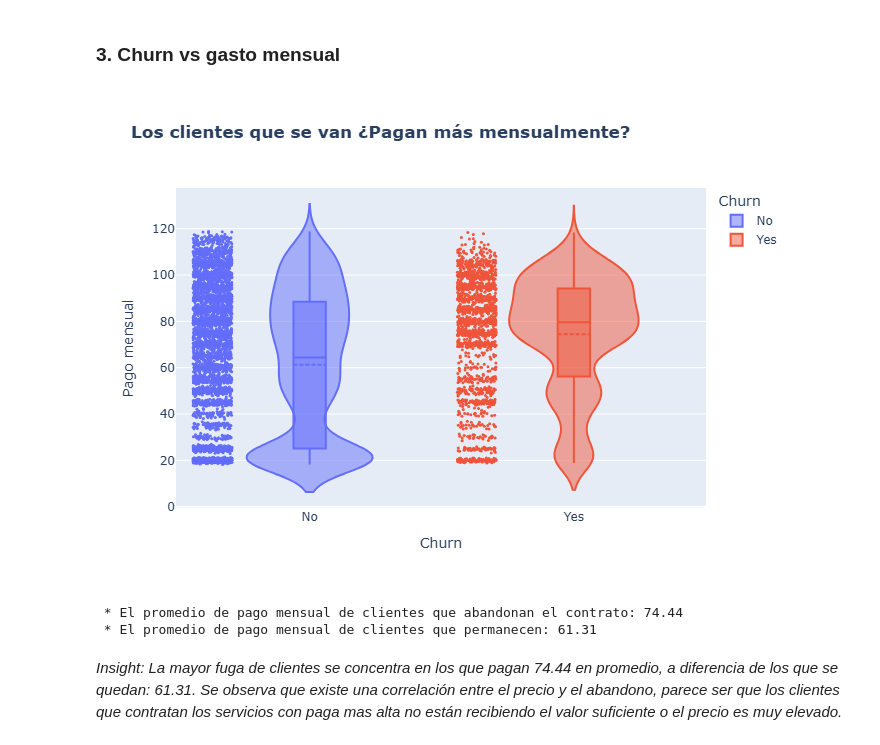
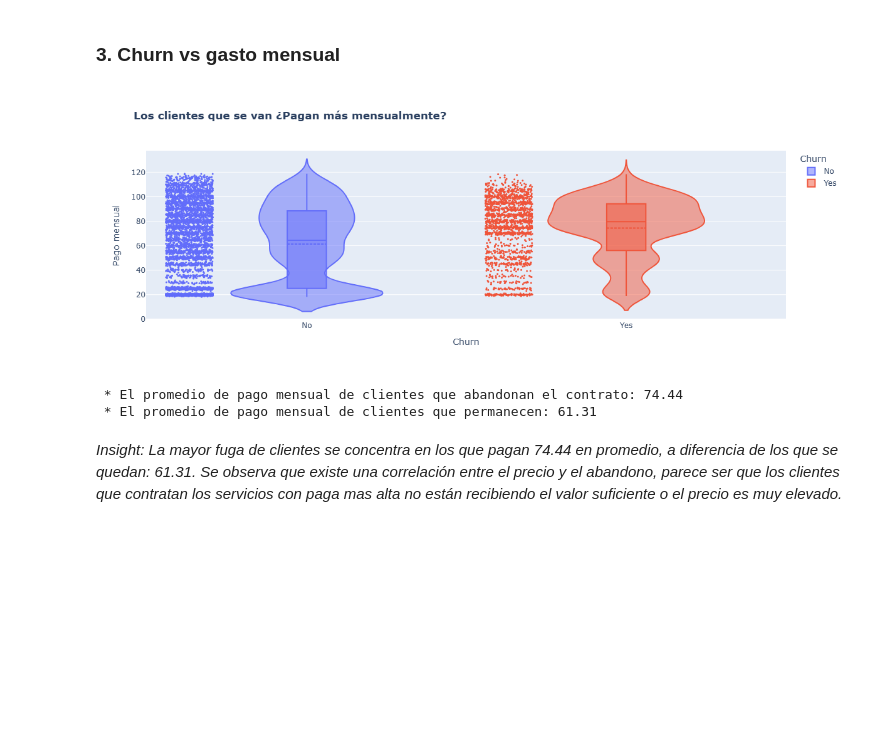
Before and after one commit to bryanventura-data/Analysis-Telco-Customer-Churn, a Jupyter notebook: Limpieza y análisis EDA.ipynb, the cells around one changed output. Drawn from its saved outputs; the diff is of its cells as text; code cells hidden in the pictures; blank space fills up the shorter version.

```diff
--- a/Limpieza y análisis EDA.ipynb
+++ b/Limpieza y análisis EDA.ipynb
@@ -272,26 +272,26 @@ print(f" * El churn de contratos bianuales representa el {porc_churn_two_year}%
 # %%
 fig3_violin = px.violin(df,
                        x = "Churn",
                        y = "MonthlyCharges",
                        color = "Churn",
                        title="<b>Los clientes que se van ¿Pagan más mensualmente?<b>",
                         labels = {"MonthlyCharges":"Pago mensual"},
                         box = True,
                         points = "all",
                        width = 1000,
                        height = 500)
 fig3_violin.update_traces(meanline_visible=True,
                          marker = dict(size =3) )
 
-display(fig3_violin)
+fig3_violin.show(renderer = "png", width = 1200, height = 450)
 
 promedio_si = df[df['Churn'] == 'Yes']['MonthlyCharges'].mean().round(2)
 print(f" * El promedio de pago mensual de clientes que abandonan el contrato: {promedio_si}")
 
 promedio_no = df[df['Churn'] == 'No']['MonthlyCharges'].mean().round(2)
 print(f" * El promedio de pago mensual de clientes que permanecen: {promedio_no}")
 # %% [output]
-[figure, old version]
+[figure, new version]
  * El promedio de pago mensual de clientes que abandonan el contrato: 74.44
  * El promedio de pago mensual de clientes que permanecen: 61.31
 # %% [markdown]
```
Also changed, not shown: parts of 5 cells of this notebook.
